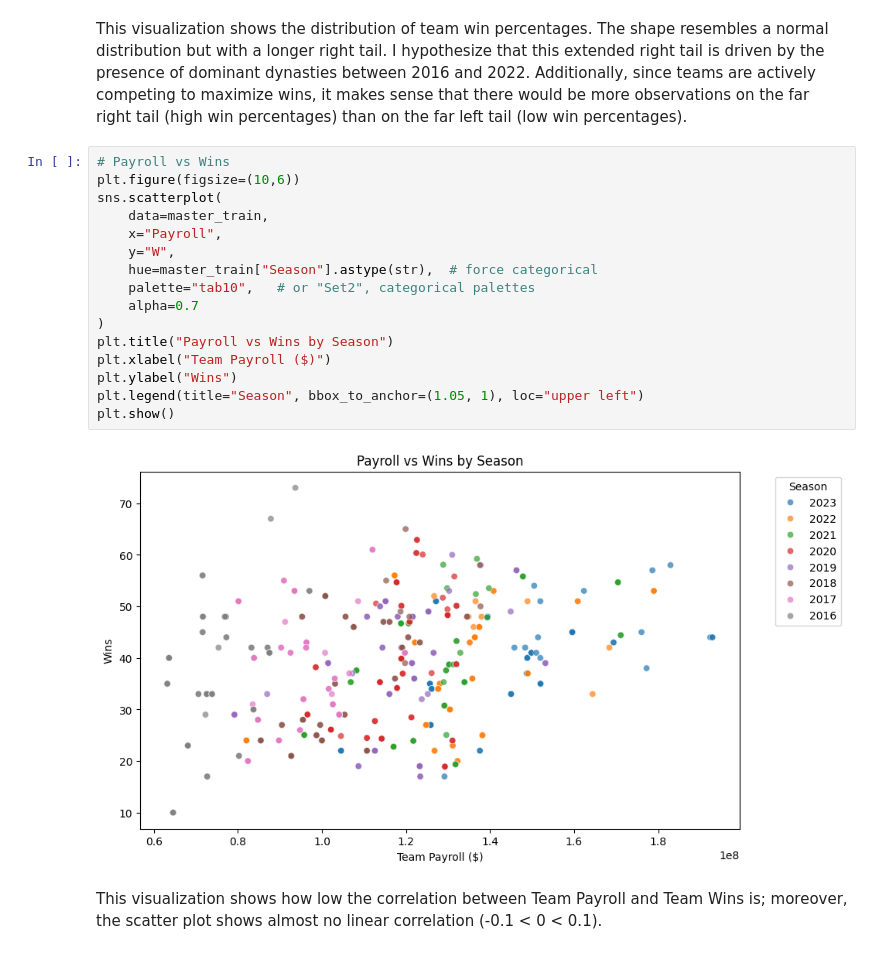
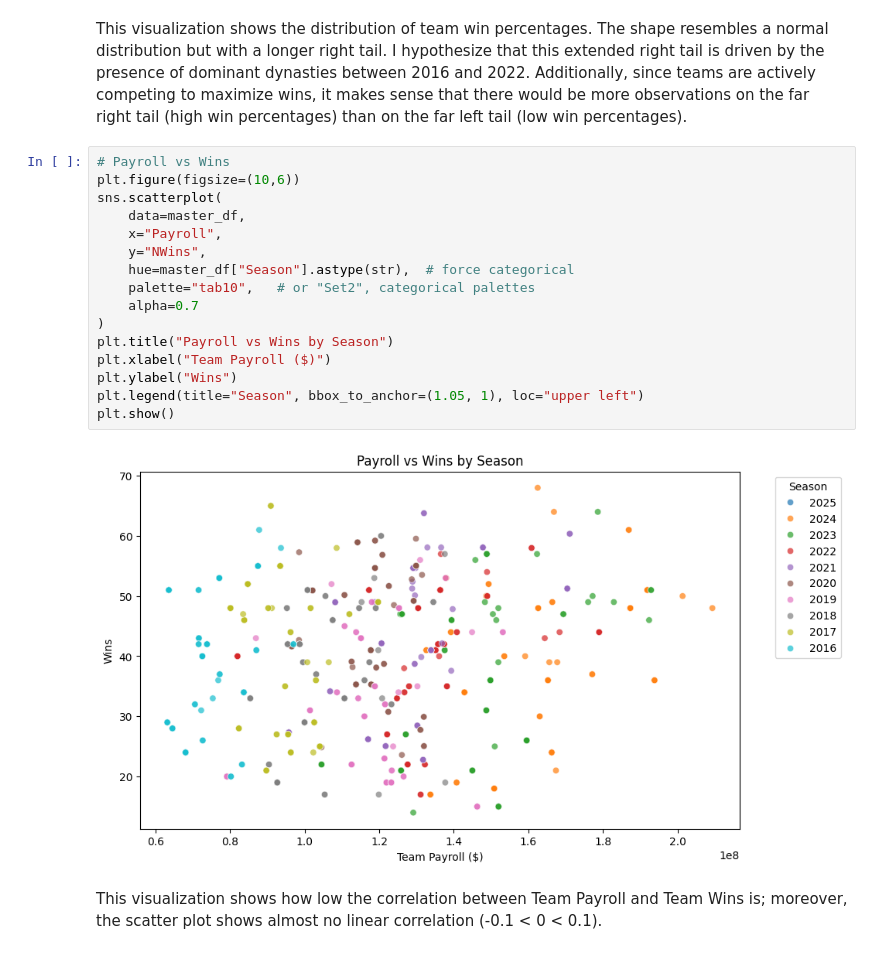
Before and after one commit to trustanprice/basketball-predictions, a Jupyter notebook: notebooks/02_exploration.ipynb, the cells around one changed output. Cells and saved outputs as stored; diff of their text form.

```diff
--- a/notebooks/02_exploration.ipynb
+++ b/notebooks/02_exploration.ipynb
@@ -306,21 +267,21 @@ This visualization shows the distribution of team win percentages. The shape res
 # %%
 # Payroll vs Wins
 plt.figure(figsize=(10,6))
 sns.scatterplot(
-    data=master_train,
+    data=master_df,
     x="Payroll",
-    y="W",
-    hue=master_train["Season"].astype(str),  # force categorical
+    y="NWins",
+    hue=master_df["Season"].astype(str),  # force categorical
     palette="tab10",   # or "Set2", categorical palettes
     alpha=0.7
 )
 plt.title("Payroll vs Wins by Season")
 plt.xlabel("Team Payroll ($)")
 plt.ylabel("Wins")
 plt.legend(title="Season", bbox_to_anchor=(1.05, 1), loc="upper left")
 plt.show()
 # %% [output]
-[figure, old version]
+[figure, new version]
 # %% [markdown]
 This visualization shows how low the correlation between Team Payroll and Team Wins is; moreover, the scatter plot shows almost no linear correlation (-0.1 < 0 < 0.1).
 # %%
```
Also changed, not shown: parts of 14 cells of this notebook, 5 other files.
